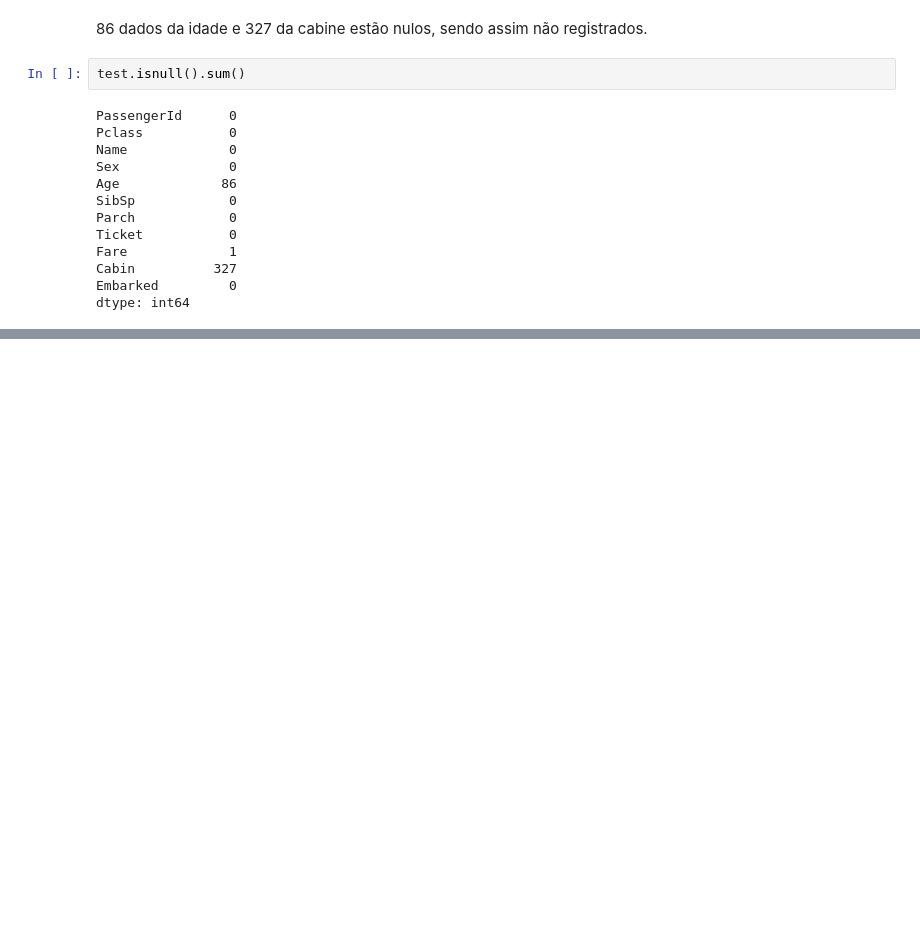
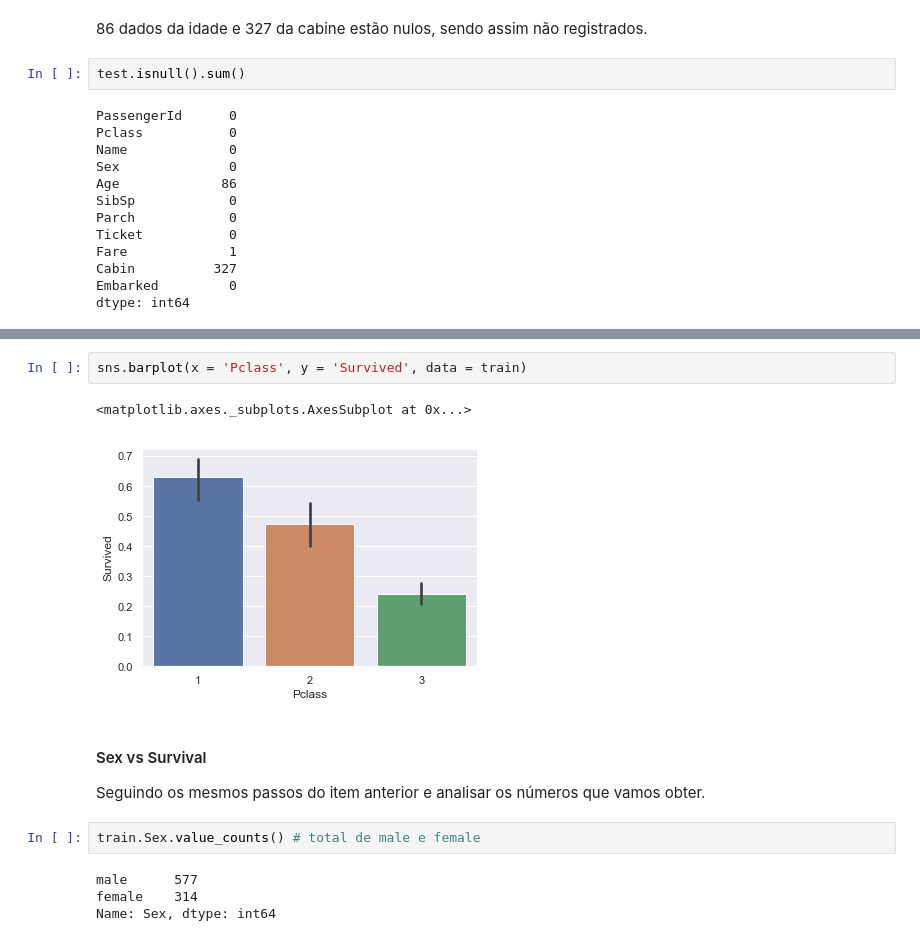
Before and after one commit to daltondiaz/kaggle-titanic-my, a Jupyter notebook: kaggle-titanic.ipynb, the cells around one changed output, grey strips where cells are left out. Saved outputs shown, nothing was run; the diff lists cells and outputs as text; blank space fills up the shorter version.

Commit message:
add relationship between features x survived, pclass x survived and sex vs survived

```diff
--- a/kaggle-titanic.ipynb
+++ b/kaggle-titanic.ipynb
@@ -227,0 +302,15 @@ Para cada relação entre
+# %%
+sns.barplot(x = 'Pclass', y = 'Survived', data = train)
+# %% [output]
+<matplotlib.axes._subplots.AxesSubplot at 0x...>
+[figure, added]
+# %% [markdown]
+#### Sex vs Survival
+
+Seguindo os mesmos passos do item anterior e analisar os números que vamos obter.
+# %%
+train.Sex.value_counts() # total de male e female
+# %% [output]
+male      577
+female    314
+Name: Sex, dtype: int64
```
Also changed, not shown: parts of 15 cells of this notebook.
